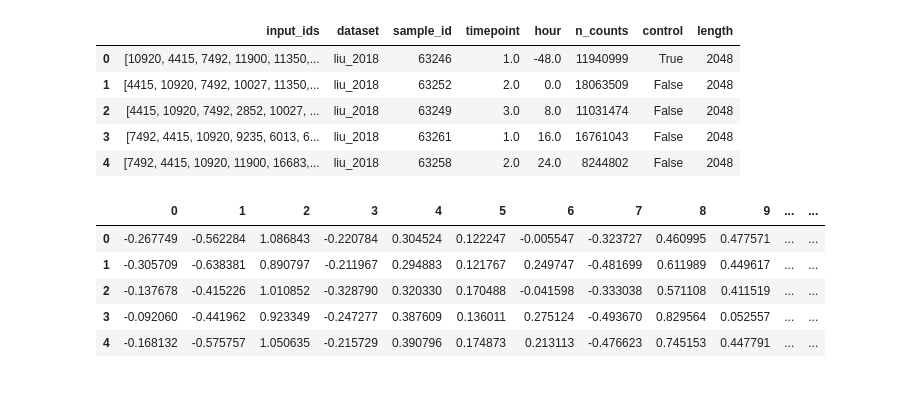
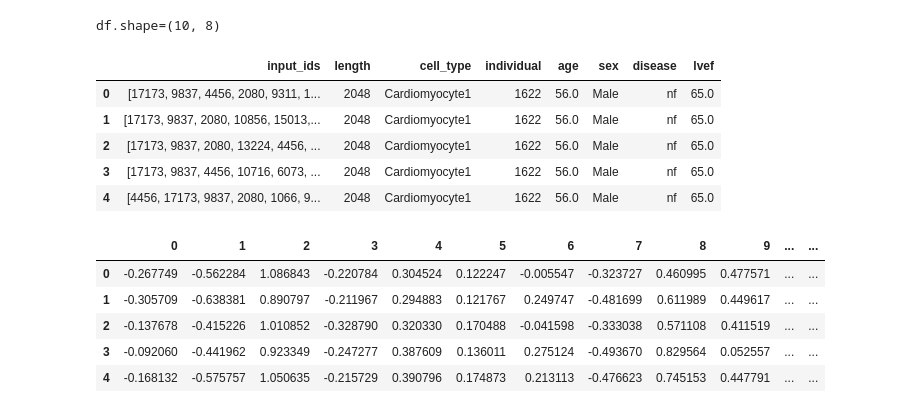
Before and after one commit to CooperStansbury/geneformer_dev, a Jupyter notebook: notebooks/extract_embedding.ipynb, the cells around one changed output. Drawn from its saved outputs; the diff is of its cells as text; code cells hidden in the pictures.

```diff
--- a/notebooks/extract_embedding.ipynb
+++ b/notebooks/extract_embedding.ipynb
@@ -20,40 +25,22 @@ sns.set_style('white')
 # %%
 # model = "/nfs/turbo/umms-indikar/shared/projects/HSC/data/geneformer/fine_tuned_models/geneformer-6L-30M_CellClassifier_cardiomyopathies_220224"
 model = "/nfs/turbo/umms-indikar/shared/projects/geneformer/geneformer-12L-30M/"
-data_path = "/nfs/turbo/umms-indikar/shared/projects/geneformer/data/rajapakse_lab_data.dataset"
+# data_path = "/nfs/turbo/umms-indikar/shared/projects/geneformer/data/rajapakse_lab_data.dataset"
+data_path = "/nfs/turbo/umms-indikar/shared/projects/geneformer/example_input_files/cell_classification/disease_classification/human_dcm_hcm_nf.dataset"
 outpath = "/scratch/indikar_root/indikar1/cstansbu/geneformer"
 # %%
-def load_and_subset_data(data_path: str, num_cells: int = 100) -> pd.DataFrame:
-    """Loads a dataset from disk, selects a subset of cells, and converts it to a Pandas DataFrame.
-
-    Args:
-        data_path (str): Path to the dataset file.
-        num_cells (int, optional): Number of cells to include in the subset (default: 100).
-
-    Returns:
-        pd.DataFrame: The subset of data as a Pandas DataFrame.
-    """
-
-    data = load_from_disk(data_path)
-    if num_cells > len(data):
-        raise ValueError(f"Requested subset size ({num_cells}) exceeds dataset length ({len(data)})")
-
-    data_subset = data.select([i for i in range(num_cells)])
-    df = data_subset.to_pandas()
-
-    return df
-
 # Example usage:
-df = load_and_subset_data(data_path, num_cells=66)
-
+df = gtu.load_and_subset_data(data_path, num_cells=10)
+print(f"{df.shape=}")
 df.head()
 # %% [output]
+df.shape=(10, 8)
-|  | input_ids | dataset | sample_id | timepoint | hour | n_counts | control | length |
-| 0 | [10920, 4415, 7492, 11900, 11350,... | liu_2018 | 63246 | 1.0 | -48.0 | 11940999 | True | 2048 |
-| 1 | [4415, 10920, 7492, 10027, 11350,... | liu_2018 | 63252 | 2.0 | 0.0 | 18063509 | False | 2048 |
-| 2 | [4415, 10920, 7492, 2852, 10027, ... | liu_2018 | 63249 | 3.0 | 8.0 | 11031474 | False | 2048 |
-| 3 | [7492, 4415, 10920, 9235, 6013, 6... | liu_2018 | 63261 | 1.0 | 16.0 | 16761043 | False | 2048 |
-| 4 | [7492, 4415, 10920, 11900, 16683,... | liu_2018 | 63258 | 2.0 | 24.0 | 8244802 | False | 2048 |
+|  | input_ids | length | cell_type | individual | age | sex | disease | lvef |
+| 0 | [17173, 9837, 4456, 2080, 9311, 1... | 2048 | Cardiomyocyte1 | 1622 | 56.0 | Male | nf | 65.0 |
+| 1 | [17173, 9837, 2080, 10856, 15013,... | 2048 | Cardiomyocyte1 | 1622 | 56.0 | Male | nf | 65.0 |
+| 2 | [17173, 9837, 2080, 13224, 4456, ... | 2048 | Cardiomyocyte1 | 1622 | 56.0 | Male | nf | 65.0 |
+| 3 | [17173, 9837, 4456, 10716, 6073, ... | 2048 | Cardiomyocyte1 | 1622 | 56.0 | Male | nf | 65.0 |
+| 4 | [4456, 17173, 9837, 2080, 1066, 9... | 2048 | Cardiomyocyte1 | 1622 | 56.0 | Male | nf | 65.0 |
 # %%
 # print(torch.cuda.memory_summary(device=None, abbreviated=False))
 # %%
```
Also changed, not shown: parts of 4 cells of this notebook, 5 other files.
